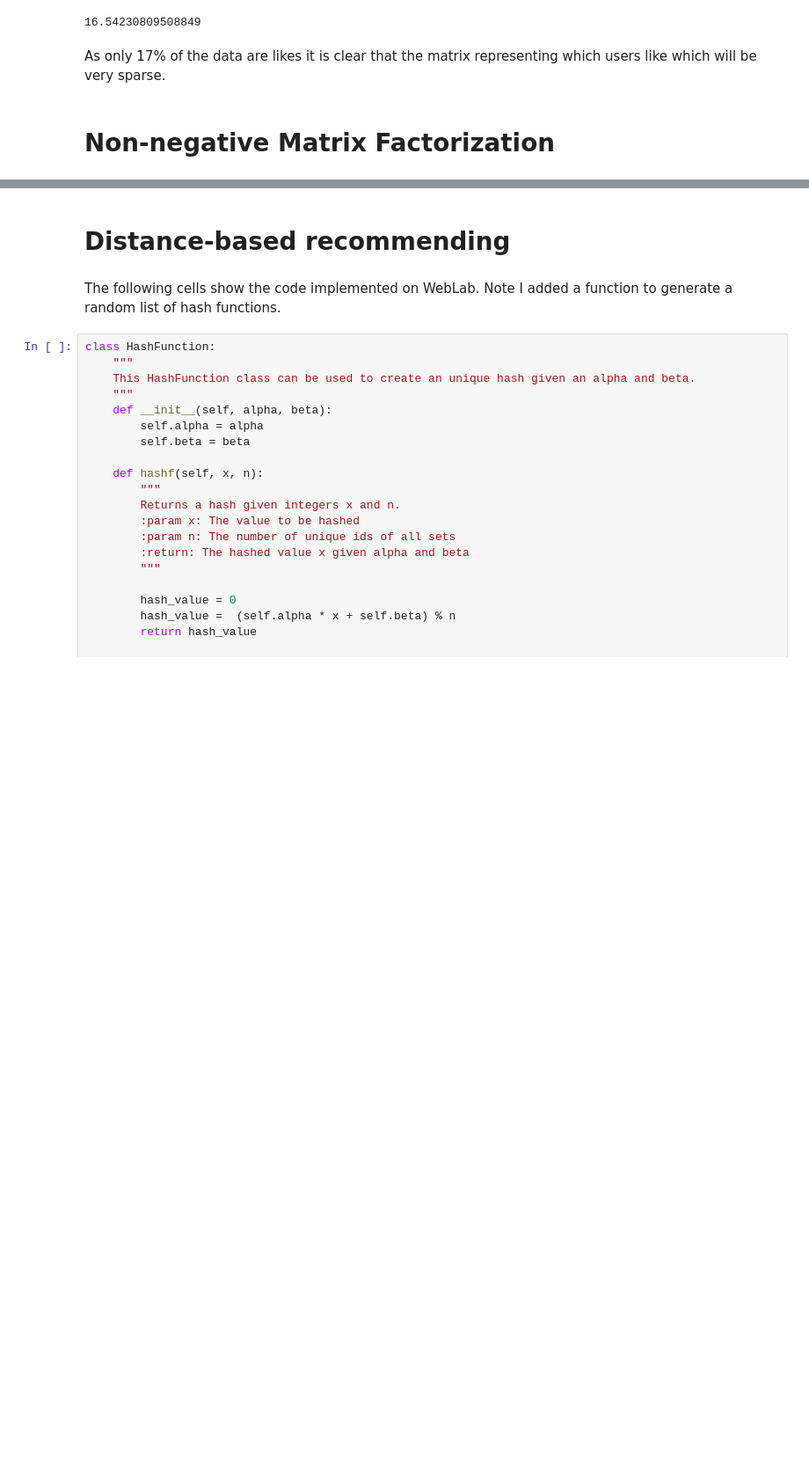
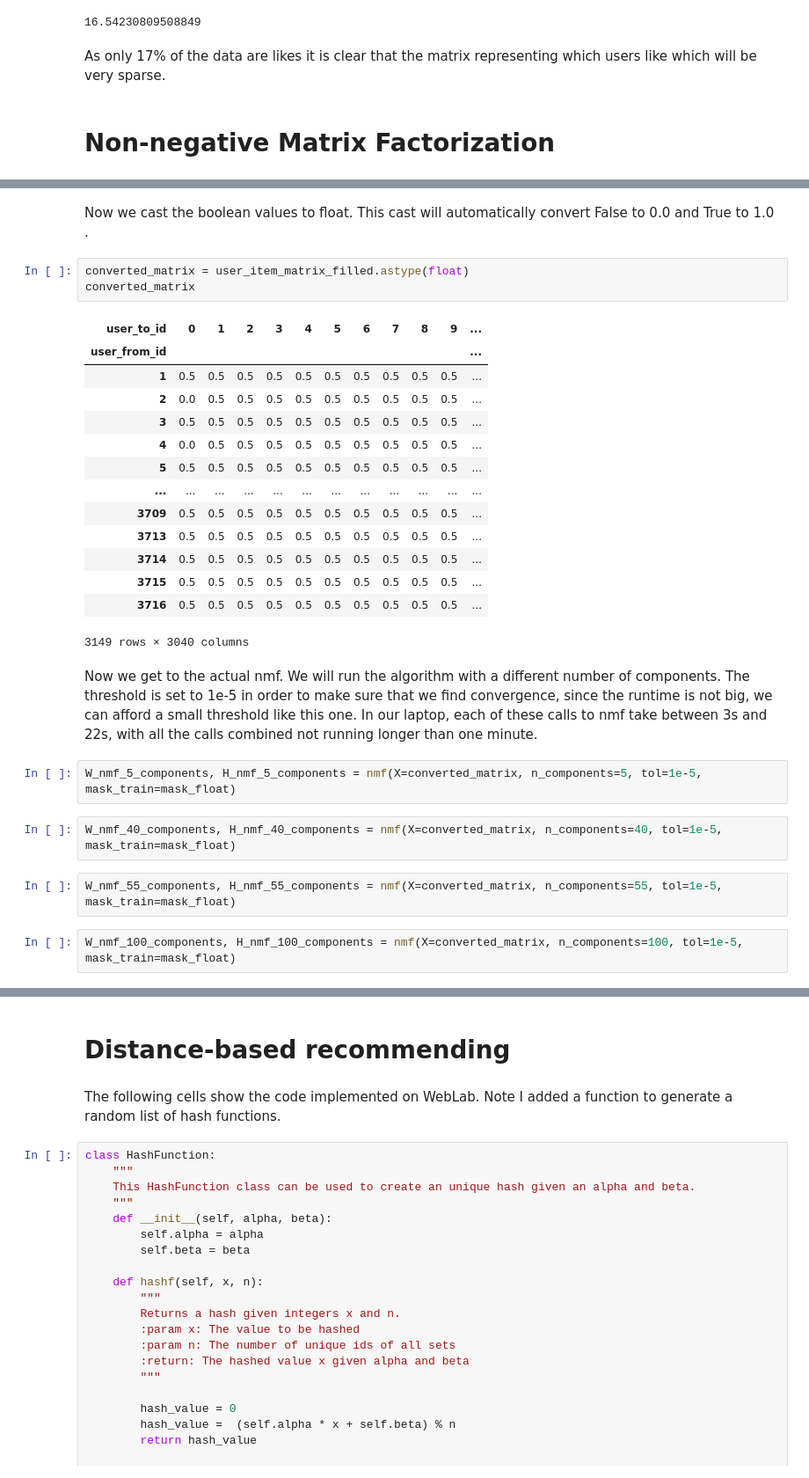
Before and after one commit to ignaciocunado/recommender-systems, a Jupyter notebook: recommender-systems.ipynb, the cells around one changed output, grey strips where cells are left out. Shown: that part at 88% size. Drawn from its saved outputs; the diff is of its cells as text; blank space fills up the shorter version.

```diff
--- a/recommender-systems.ipynb
+++ b/recommender-systems.ipynb
@@ -83,0 +239,32 @@ As only 17% of the data are likes it is clear that the matrix representing which
+# %% [markdown]
+Now we cast the boolean values to float. This cast will automatically convert False to 0.0 and True to 1.0 .
+# %%
+converted_matrix = user_item_matrix_filled.astype(float)
+converted_matrix
+# %% [output]
+| user_to_id | 0 | 1 | 2 | 3 | 4 | 5 | 6 | 7 | 8 | 9 | ... |
+| user_from_id |  |  |  |  |  |  |  |  |  |  | ... |
+| 1 | 0.5 | 0.5 | 0.5 | 0.5 | 0.5 | 0.5 | 0.5 | 0.5 | 0.5 | 0.5 | ... |
+| 2 | 0.0 | 0.5 | 0.5 | 0.5 | 0.5 | 0.5 | 0.5 | 0.5 | 0.5 | 0.5 | ... |
+| 3 | 0.5 | 0.5 | 0.5 | 0.5 | 0.5 | 0.5 | 0.5 | 0.5 | 0.5 | 0.5 | ... |
+| 4 | 0.0 | 0.5 | 0.5 | 0.5 | 0.5 | 0.5 | 0.5 | 0.5 | 0.5 | 0.5 | ... |
+| 5 | 0.5 | 0.5 | 0.5 | 0.5 | 0.5 | 0.5 | 0.5 | 0.5 | 0.5 | 0.5 | ... |
+| ... | ... | ... | ... | ... | ... | ... | ... | ... | ... | ... | ... |
+| 3709 | 0.5 | 0.5 | 0.5 | 0.5 | 0.5 | 0.5 | 0.5 | 0.5 | 0.5 | 0.5 | ... |
+| 3713 | 0.5 | 0.5 | 0.5 | 0.5 | 0.5 | 0.5 | 0.5 | 0.5 | 0.5 | 0.5 | ... |
+| 3714 | 0.5 | 0.5 | 0.5 | 0.5 | 0.5 | 0.5 | 0.5 | 0.5 | 0.5 | 0.5 | ... |
+| 3715 | 0.5 | 0.5 | 0.5 | 0.5 | 0.5 | 0.5 | 0.5 | 0.5 | 0.5 | 0.5 | ... |
+| 3716 | 0.5 | 0.5 | 0.5 | 0.5 | 0.5 | 0.5 | 0.5 | 0.5 | 0.5 | 0.5 | ... |
+3149 rows × 3040 columns
+# %% [markdown]
+Now we get to the actual nmf. We will run the algorithm with a different number of components.
+The threshold is set to 1e-5 in order to make sure that we find convergence, since the runtime is not big, we can afford a small threshold like this one.
+In our laptop, each of these calls to nmf take between 3s and 22s, with all the calls combined not running longer than one minute.
+# %%
+W_nmf_5_components, H_nmf_5_components = nmf(X=converted_matrix, n_components=5, tol=1e-5, mask_train=mask_float)
+# %%
+W_nmf_40_components, H_nmf_40_components = nmf(X=converted_matrix, n_components=40, tol=1e-5, mask_train=mask_float)
+# %%
+W_nmf_55_components, H_nmf_55_components = nmf(X=converted_matrix, n_components=55, tol=1e-5, mask_train=mask_float)
+# %%
+W_nmf_100_components, H_nmf_100_components = nmf(X=converted_matrix, n_components=100, tol=1e-5, mask_train=mask_float)
```
Also changed, not shown: parts of 27 cells of this notebook.
